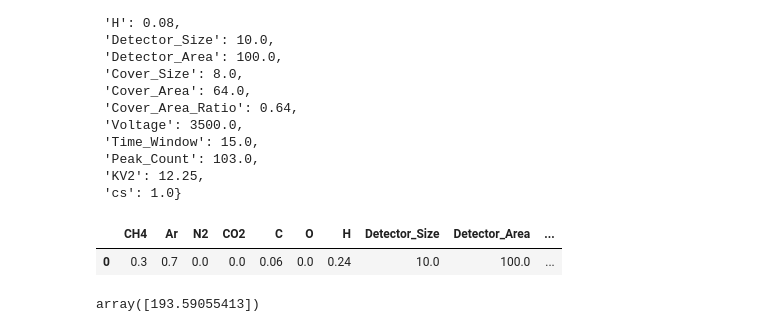
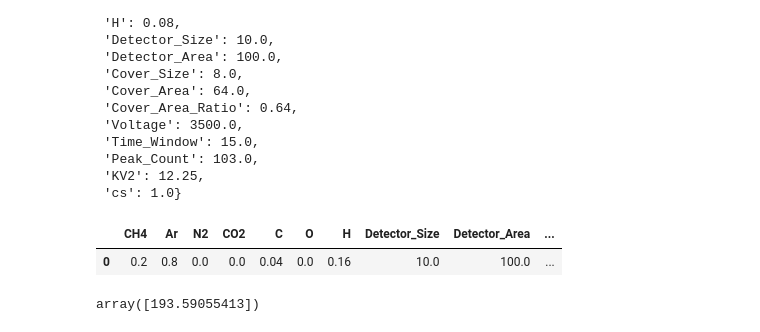
Before and after one commit to berkeryilmaz/HepML, a Jupyter notebook: rpc Ml.ipynb, the cells around one changed output. Drawn from its saved outputs; the diff is of its cells as text; code cells hidden in the pictures.

```diff
--- a/rpc Ml.ipynb
+++ b/rpc Ml.ipynb
@@ -538,27 +538,27 @@ row
  'KV2': 12.25,
  'cs': 1.0}
 # %%
-row = {'CH4': 0.3,
- 'Ar': 0.7,
+row = {'CH4': 0.2,
+ 'Ar': 0.8,
  'N2': 0.0,
  'CO2': 0.0,
- 'C': 0.06,
+ 'C': 0.04,
  'O': 0.0,
- 'H': 0.24,
+ 'H': 0.16,
  'Detector_Size': 10.0,
  'Detector_Area': 100.0,
  'Cover_Size': 8.0,
  'Cover_Area': 64.0,
  'Cover_Area_Ratio': 0.64,
  'Voltage': 5500.0,
  'Time_Window': 15.0,
  'KV2': 12.25,
  'cs': 0.0}
 df = pd.DataFrame.from_dict(row,orient='index').T
 df
 # %% [output]
 |  | CH4 | Ar | N2 | CO2 | C | O | H | Detector_Size | Detector_Area | ... |
-| 0 | 0.3 | 0.7 | 0.0 | 0.0 | 0.06 | 0.0 | 0.24 | 10.0 | 100.0 | ... |
+| 0 | 0.2 | 0.8 | 0.0 | 0.0 | 0.04 | 0.0 | 0.16 | 10.0 | 100.0 | ... |
 # %%
 model_grnn.predict(df)
 # %% [output]
```
Also changed, not shown: parts of 1 cell of this notebook.
